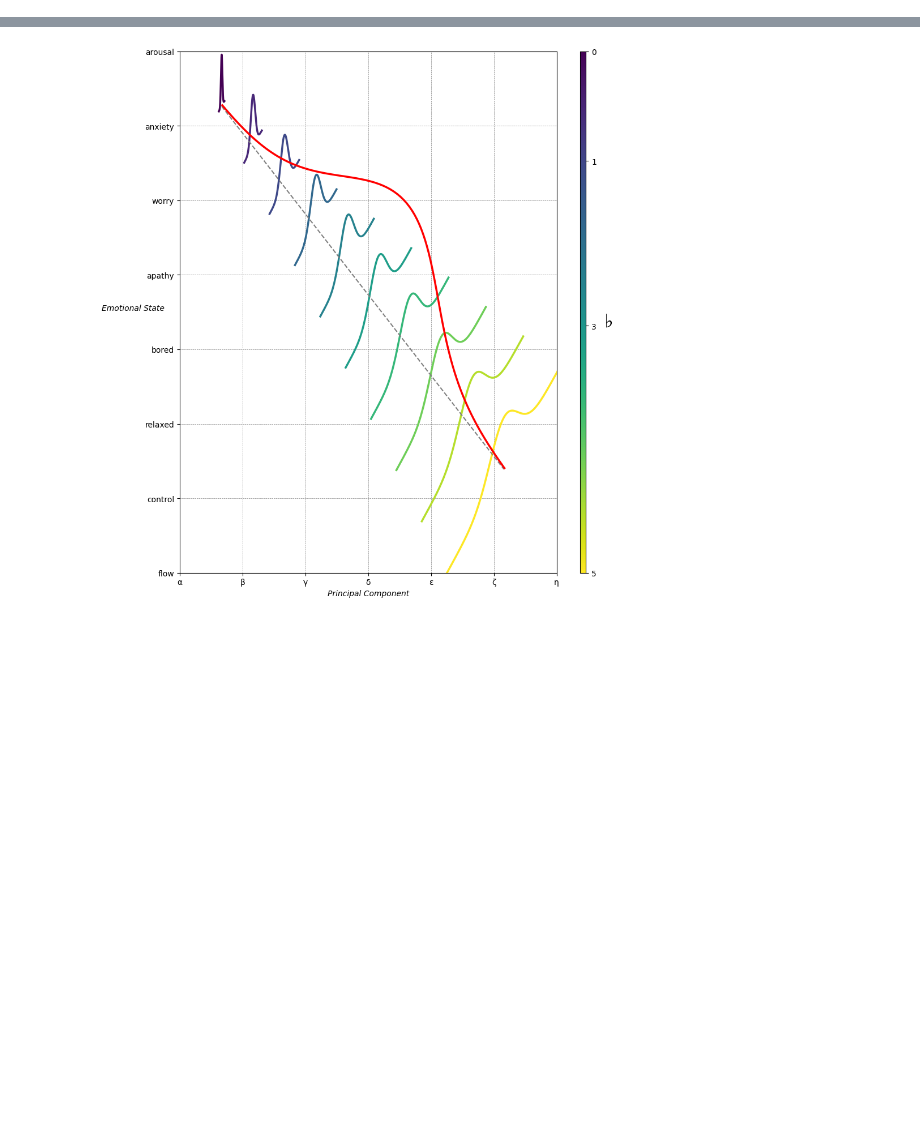
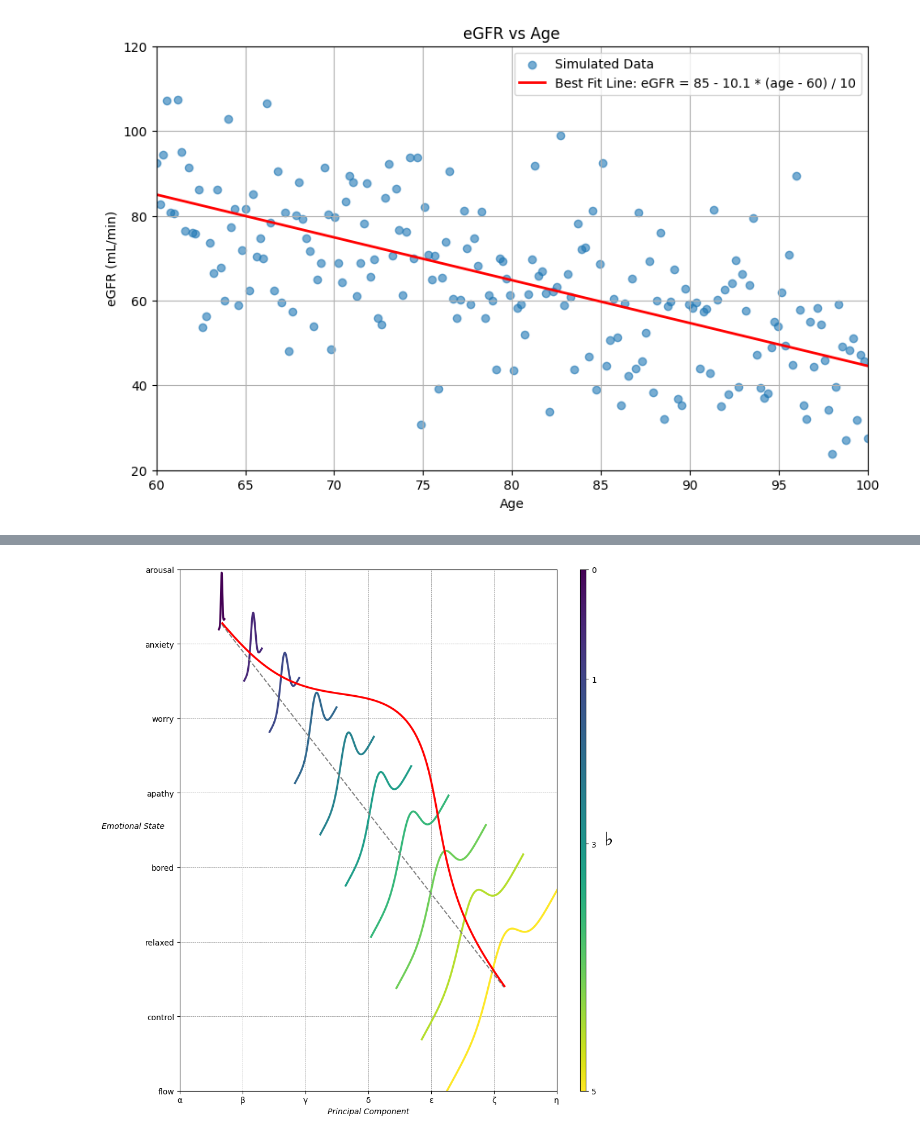
Before and after one commit to abikesa/flow, a Jupyter notebook: _build/jupyter_execute/act_1/act_1_0/act_1_0_1/act_1_0_1_3.ipynb, the cells around one changed output, grey strips where cells are left out. Saved outputs shown, nothing was run; the diff lists cells and outputs as text; code cells hidden in the pictures; blank space fills up the shorter version.

Commit message:
added two figures

```diff
--- a/_build/jupyter_execute/act_1/act_1_0/act_1_0_1/act_1_0_1_3.ipynb
+++ b/_build/jupyter_execute/act_1/act_1_0/act_1_0_1/act_1_0_1_3.ipynb
@@ -590,0 +9,36 @@ Dionysian characters often embody this form of existential pessimism. They don't
+# %%
+import matplotlib.pyplot as plt
+import numpy as np
+
+# Setting seed for reproducibility
+np.random.seed(42)
+
+# Generate age data from 60 to 100
+age = np.linspace(60, 100, 200)
+
+# Generate baseline eGFR data. Here, I'm assuming an arbitrary starting point of 120 for age 60
+# You can replace this value with a more appropriate one if necessary
+baseline_eGFR = 85
+
+# Generate eGFR scatter plot data with a standard deviation of 15 ml/min
+standard_deviation = 15
+noise = np.random.normal(0, standard_deviation, 200)
+eGFR = baseline_eGFR + noise - 10.1 * (age - 60) / 10
+
+# Calculate line of best fit, which should be a straight line
+best_fit_line = baseline_eGFR - 10.1 * (age - 60) / 10
+
+# Plot scatter plot and line of best fit
+plt.figure(figsize=(10, 6))
+plt.scatter(age, eGFR, label='Simulated Data', alpha=0.6)
+plt.plot(age, best_fit_line, color='red', linewidth=2, label=f'Best Fit Line: eGFR = {baseline_eGFR} - 10.1 * (age - 60) / 10')
+plt.xlabel('Age')
+plt.ylabel('eGFR (mL/min)')
+plt.title('eGFR vs Age')
+plt.legend()
+plt.grid(True)
+plt.xlim(60, 100)
+plt.ylim(20, 120)
+plt.show()
+# %% [output]
+[figure, added]
```
Also changed, not shown: parts of 4 cells of this notebook, 7 other files.
